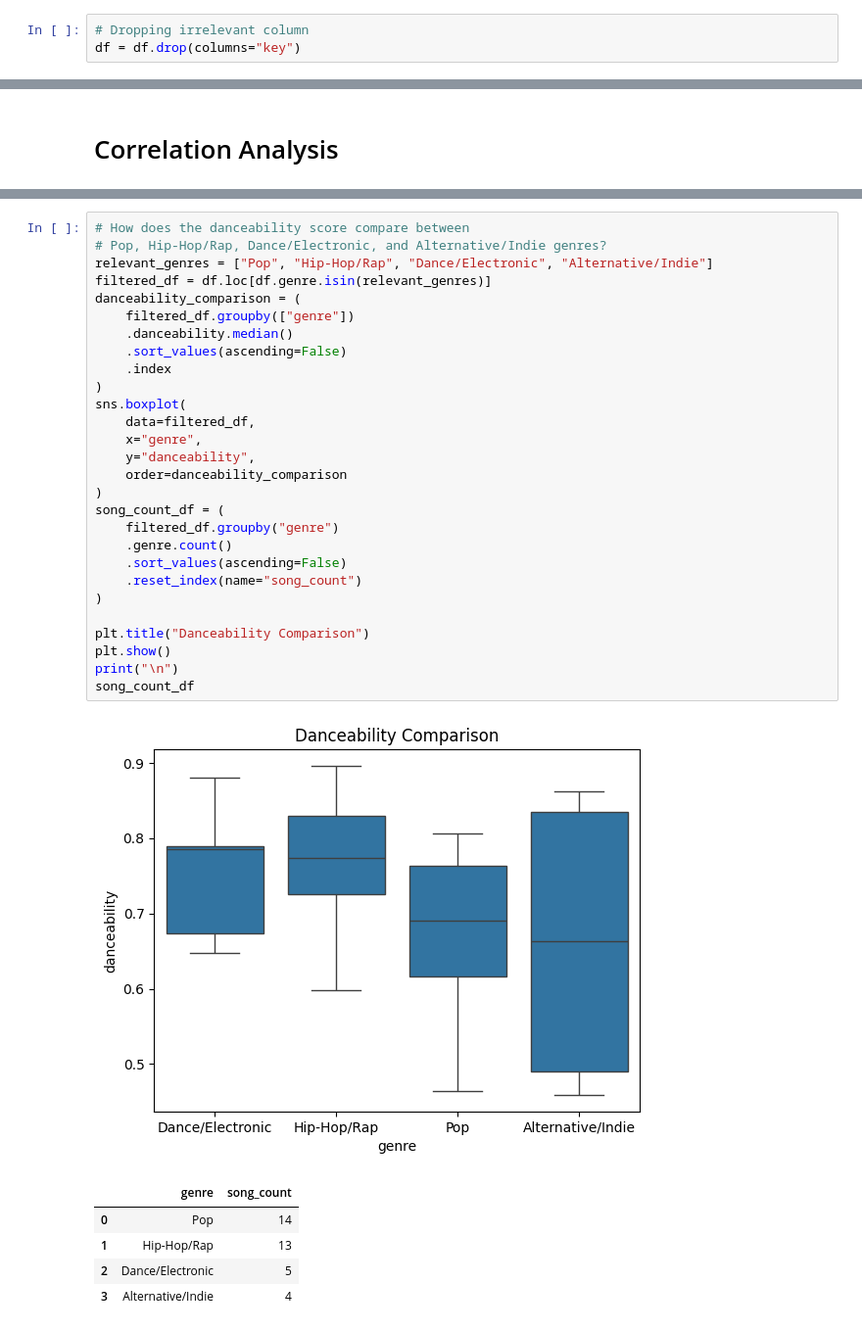
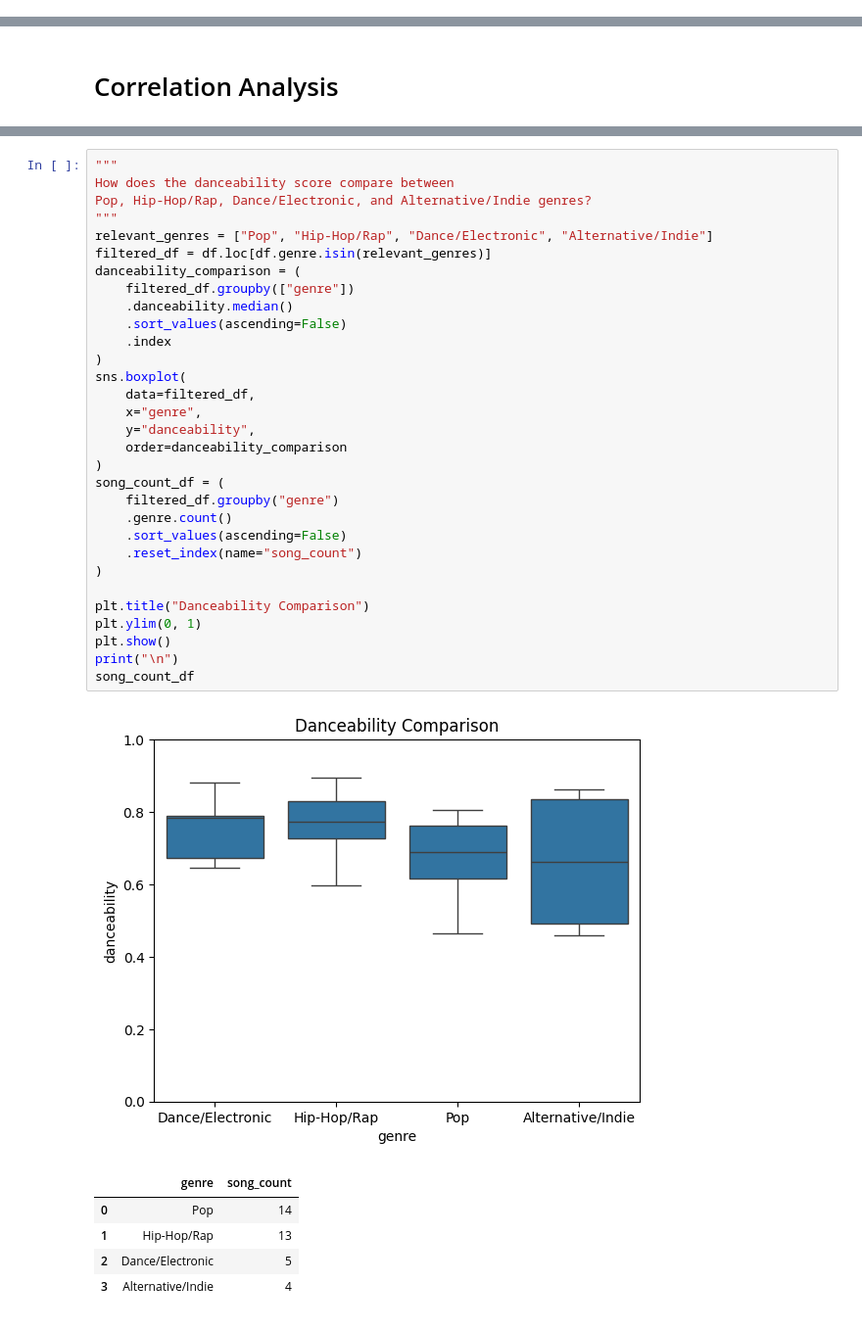
Before and after one commit to DDatkunas/DominykasTuringCodes, a Jupyter notebook: spotify.ipynb, the cells around one changed output, grey strips where cells are left out. Shown at 98% size. Saved outputs shown, nothing was run; the diff lists cells and outputs as text.

```diff
--- a/spotify.ipynb
+++ b/spotify.ipynb
@@ -56,7 +83,4 @@ df.describe()
 | max | 0.855000 | 0.935000 | 11.000000 | -3.280000 | 0.934000 | 0.487000 | 0.657000 | 0.792000 | ... |
 # %% [markdown]
 # Data Cleaning
-# %%
-# Dropping irrelevant column
-df = df.drop(columns="key")
 # %%
@@ -586,33 +633,36 @@ no_corr
 # %%
-# How does the danceability score compare between
-# Pop, Hip-Hop/Rap, Dance/Electronic, and Alternative/Indie genres?
+"""
+How does the danceability score compare between
+Pop, Hip-Hop/Rap, Dance/Electronic, and Alternative/Indie genres?
+"""
 relevant_genres = ["Pop", "Hip-Hop/Rap", "Dance/Electronic", "Alternative/Indie"]
 filtered_df = df.loc[df.genre.isin(relevant_genres)]
 danceability_comparison = (
     filtered_df.groupby(["genre"])
     .danceability.median()
     .sort_values(ascending=False)
     .index
 )
 sns.boxplot(
     data=filtered_df,
     x="genre",
     y="danceability",
     order=danceability_comparison
 )
 song_count_df = (
     filtered_df.groupby("genre")
     .genre.count()
     .sort_values(ascending=False)
     .reset_index(name="song_count")
 )
 
 plt.title("Danceability Comparison")
+plt.ylim(0, 1)
 plt.show()
 print("\n")
 song_count_df
 # %% [output]
-[figure, old version]
+[figure, new version]
 |  | genre | song_count |
 | 0 | Pop | 14 |
 | 1 | Hip-Hop/Rap | 13 |
```
Also changed, not shown: parts of 44 cells of this notebook.
